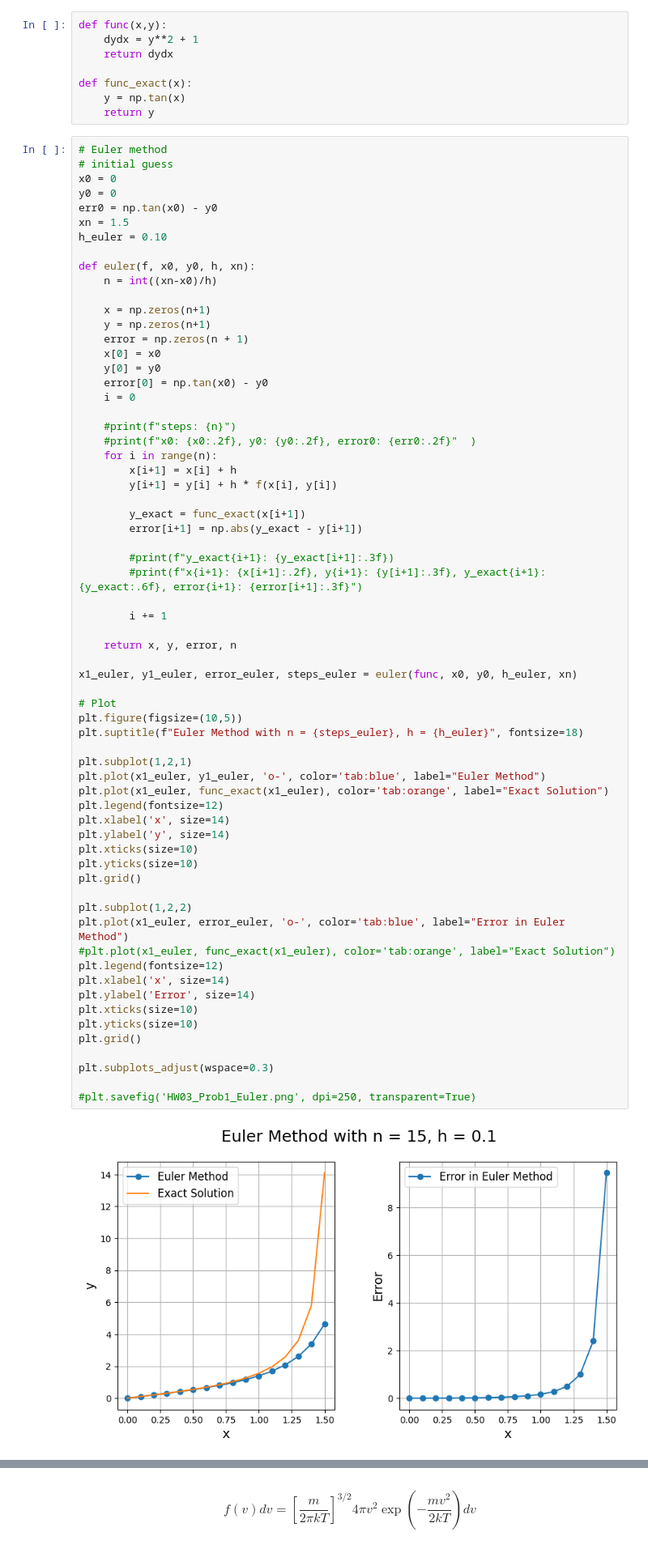
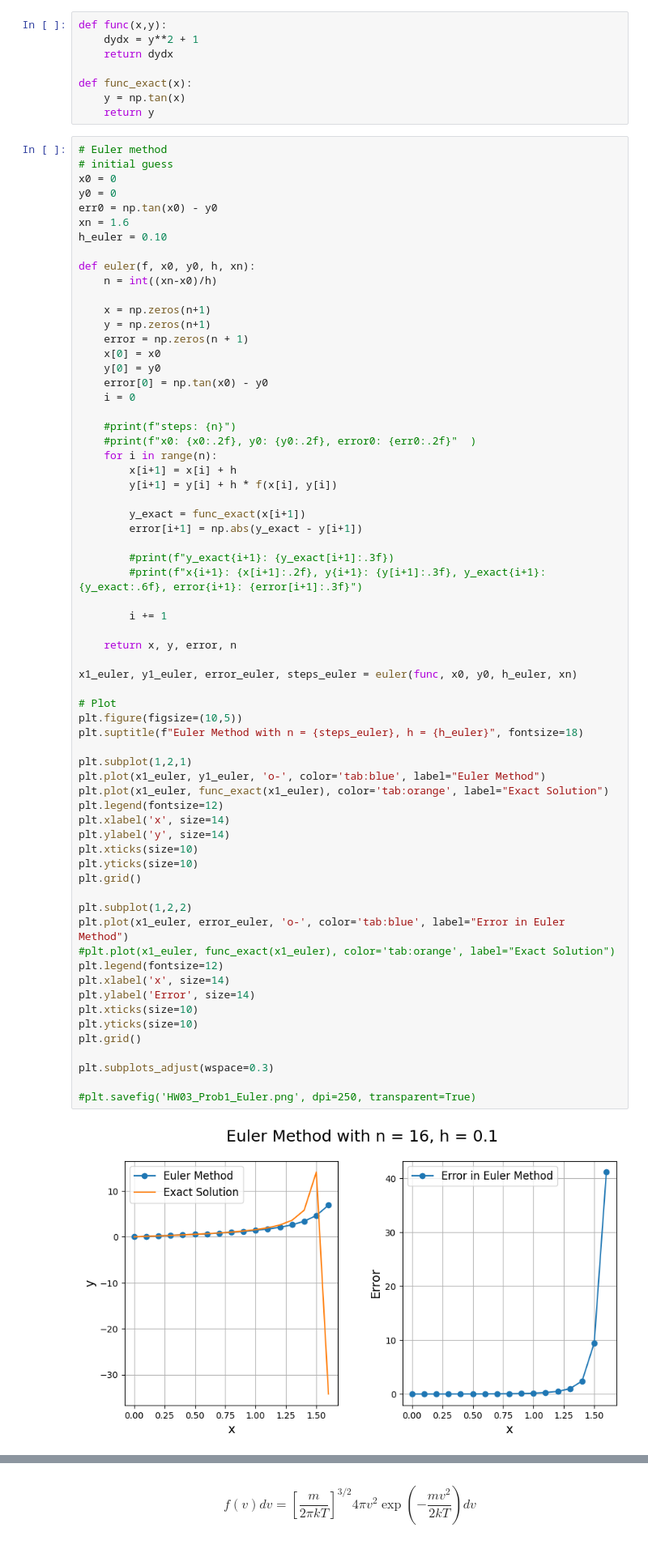
Before and after one commit to galih123star/computational2026, a Jupyter notebook: HW03/HW03_CPA.ipynb, the cells around one changed output, grey strips where cells are left out. Shown at 81% size. Drawn from its saved outputs; the diff is of its cells as text.

```diff
--- a/HW03/HW03_CPA.ipynb
+++ b/HW03/HW03_CPA.ipynb
@@ -20,7 +20,7 @@ def func_exact(x):
 x0 = 0
 y0 = 0
 err0 = np.tan(x0) - y0
-xn = 1.5
+xn = 1.6
 h_euler = 0.10
 
 def euler(f, x0, y0, h, xn):
@@ -53,34 +53,34 @@ def euler(f, x0, y0, h, xn):
 x1_euler, y1_euler, error_euler, steps_euler = euler(func, x0, y0, h_euler, xn)
 
 # Plot
 plt.figure(figsize=(10,5))
 plt.suptitle(f"Euler Method with n = {steps_euler}, h = {h_euler}", fontsize=18)
 
 plt.subplot(1,2,1)
 plt.plot(x1_euler, y1_euler, 'o-', color='tab:blue', label="Euler Method")
 plt.plot(x1_euler, func_exact(x1_euler), color='tab:orange', label="Exact Solution")
 plt.legend(fontsize=12)
 plt.xlabel('x', size=14)
 plt.ylabel('y', size=14)
 plt.xticks(size=10)
 plt.yticks(size=10)
 plt.grid()
 
 plt.subplot(1,2,2)
 plt.plot(x1_euler, error_euler, 'o-', color='tab:blue', label="Error in Euler Method")
 #plt.plot(x1_euler, func_exact(x1_euler), color='tab:orange', label="Exact Solution")
 plt.legend(fontsize=12)
 plt.xlabel('x', size=14)
 plt.ylabel('Error', size=14)
 plt.xticks(size=10)
 plt.yticks(size=10)
 plt.grid()
 
 plt.subplots_adjust(wspace=0.3)
 
 #plt.savefig('HW03_Prob1_Euler.png', dpi=250, transparent=True)
 # %% [output]
-[figure, old version]
+[figure, new version]
 # %%
 # RK4 method
 # initial guess
```
Also changed, not shown: parts of 12 cells of this notebook.
